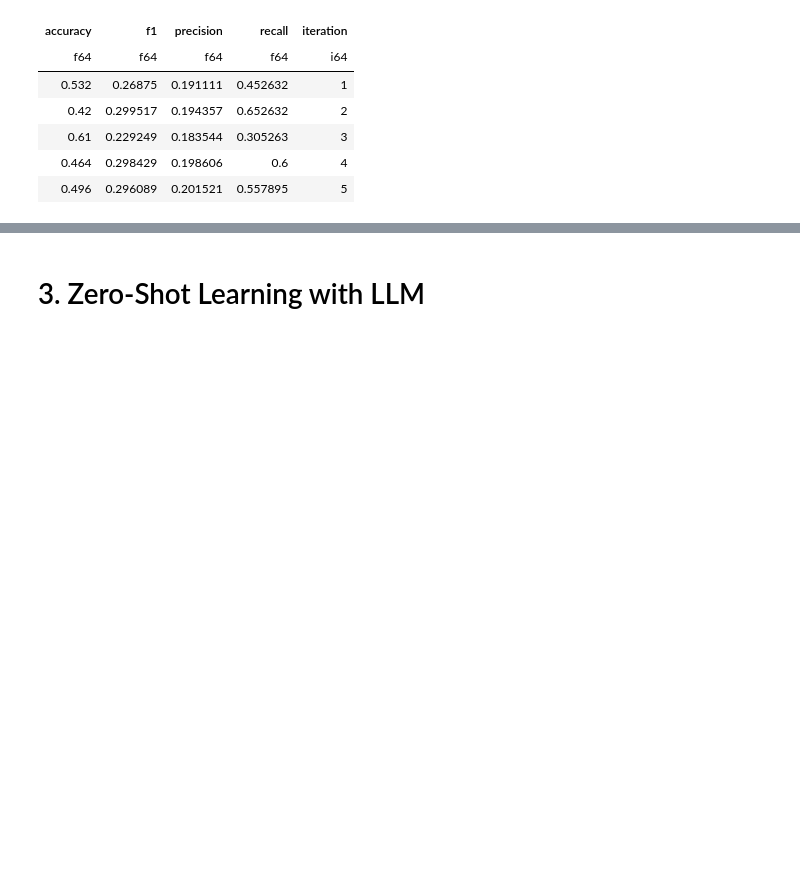
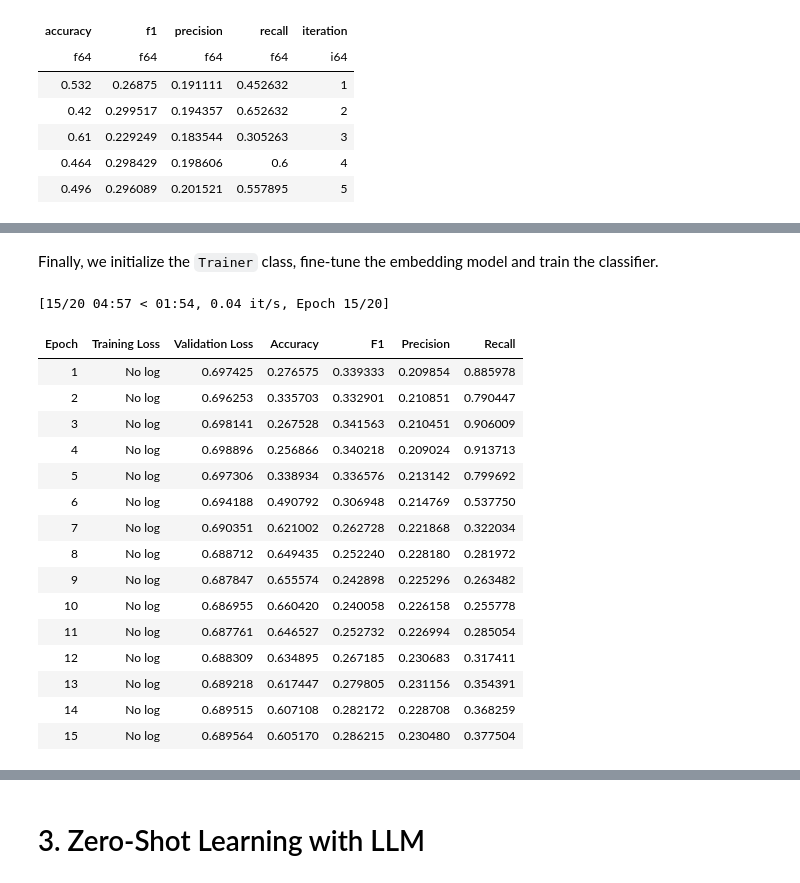
Before and after one commit to pablo-fdz/adv_nlp_final_assessment, a Jupyter notebook: part_2_ds_challenge.ipynb, the cells around one changed output, grey strips where cells are left out. Saved outputs shown, nothing was run; the diff lists cells and outputs as text; code cells hidden in the pictures; blank space fills up the shorter version.

Commit message:
Finished part 2.a

```diff
--- a/part_2_ds_challenge.ipynb
+++ b/part_2_ds_challenge.ipynb
@@ -573,0 +632,6 @@ NameError: name 'results_m3' is not defined
+# %%
+model_name = "almanach/camembert-base"  # Path to the pre-trained model
+num_labels = 2  # Number of labels for the classification task (in this case, binary classification)
+max_length = min(int(AutoModel.from_pretrained(model_name).config.max_position_embeddings), 512)  # Maximum length of the input sequences (truncation if larger than this). Set dynamically based on the chosen model.
+
+print(f"Model: {model_name}, Max Length: {max_length}")
@@ -573,0 +642,2 @@ NameError: name 'results_m3' is not defined
+# %%
+tokenizer = AutoTokenizer.from_pretrained(model_name)
@@ -573,0 +710,6 @@ NameError: name 'results_m3' is not defined
+# %%
+model = AutoModelForSequenceClassification.from_pretrained(
+    pretrained_model_name_or_path=model_name,
+    num_labels=num_labels,
+    problem_type="single_label_classification"
+)
@@ -573,0 +747,49 @@ NameError: name 'results_m3' is not defined
+# %% [markdown]
+Finally, we initialize the `Trainer` class, fine-tune the embedding model and train the classifier.
+# %%
+trainer = Trainer(
+    model=model,
+    args=train_args,
+    train_dataset=train_set_fr,
+    eval_dataset=val_set_fr.shuffle(seed=seed),  # Shuffle the validation set for evaluation
+    compute_metrics=lambda p: {  # Return a dictionary of metrics
+        "accuracy": accuracy_score(p.label_ids, np.argmax(p.predictions, axis=1)),  # Compare the true labels with the predicted labels, by selecting the index with the highest probability
+        "f1": f1_score(p.label_ids, np.argmax(p.predictions, axis=1)),
+        "precision": precision_score(p.label_ids, np.argmax(p.predictions, axis=1)),
+        "recall": recall_score(p.label_ids, np.argmax(p.predictions, axis=1))
+    },
+    callbacks=[EarlyStoppingCallback(early_stopping_patience=5)]  # Early stopping after 3 epochs without improvement
+)
+
+train_output = trainer.train()
+
+# Filter for epoch logs (those that have 'epoch' key)
+log_history = trainer.state.log_history
+epoch_logs = [log for log in log_history if 'epoch' in log]
+
+# Convert to Polars DataFrame
+results_df = pl.DataFrame(epoch_logs)
+
+# Save results in a Parquet file
+results_path = os.path.join('results', 'part_2', 'a', f'cls_fine_tuning_results_{san_model_name}.parquet')
+os.makedirs(os.path.dirname(results_path), exist_ok=True)  # Ensure the directory exists
+results_df.write_parquet(results_path)
+print(f'Results saved to: {results_path}')
+# %% [output]
+[15/20 04:57 < 01:54, 0.04 it/s, Epoch 15/20]
+| Epoch | Training Loss | Validation Loss | Accuracy | F1 | Precision | Recall |
+| 1 | No log | 0.697425 | 0.276575 | 0.339333 | 0.209854 | 0.885978 |
+| 2 | No log | 0.696253 | 0.335703 | 0.332901 | 0.210851 | 0.790447 |
+| 3 | No log | 0.698141 | 0.267528 | 0.341563 | 0.210451 | 0.906009 |
+| 4 | No log | 0.698896 | 0.256866 | 0.340218 | 0.209024 | 0.913713 |
+| 5 | No log | 0.697306 | 0.338934 | 0.336576 | 0.213142 | 0.799692 |
+| 6 | No log | 0.694188 | 0.490792 | 0.306948 | 0.214769 | 0.537750 |
+| 7 | No log | 0.690351 | 0.621002 | 0.262728 | 0.221868 | 0.322034 |
+| 8 | No log | 0.688712 | 0.649435 | 0.252240 | 0.228180 | 0.281972 |
+| 9 | No log | 0.687847 | 0.655574 | 0.242898 | 0.225296 | 0.263482 |
+| 10 | No log | 0.686955 | 0.660420 | 0.240058 | 0.226158 | 0.255778 |
+| 11 | No log | 0.687761 | 0.646527 | 0.252732 | 0.226994 | 0.285054 |
+| 12 | No log | 0.688309 | 0.634895 | 0.267185 | 0.230683 | 0.317411 |
+| 13 | No log | 0.689218 | 0.617447 | 0.279805 | 0.231156 | 0.354391 |
+| 14 | No log | 0.689515 | 0.607108 | 0.282172 | 0.228708 | 0.368259 |
+| 15 | No log | 0.689564 | 0.605170 | 0.286215 | 0.230480 | 0.377504 |
```
Also changed, not shown: parts of 39 cells of this notebook, 5 other files.
